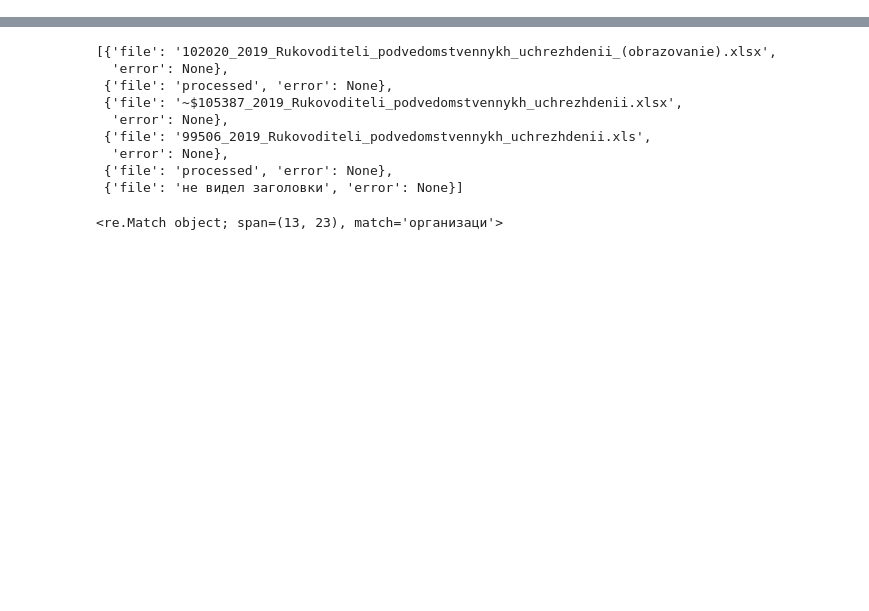
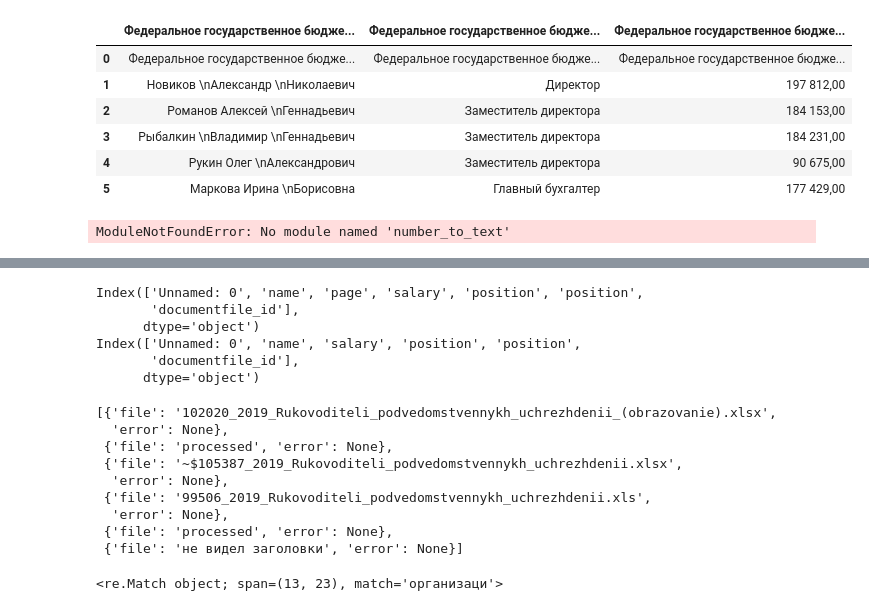
Before and after one commit to kbondar17/declarations-parser, a Jupyter notebook: parser/excel_parser.ipynb, the cells around one changed output, grey strips where cells are left out. Cells and saved outputs as stored; diff of their text form; code cells hidden in the pictures; blank space fills up the shorter version.

```diff
--- a/parser/excel_parser.ipynb
+++ b/parser/excel_parser.ipynb
@@ -38,6 +38,43 @@ from docx2python import docx2python
 
 import xlrd
 import traceback
+# %%
+file = r"D:\PROGR\LEARN_PYTHON\Declarator\declarations-parser\test.xlsx"
+
+df = pd.read_excel(file)
+
+df = df.applymap(str)
+bool_df = df.applymap(lambda x: len(x) < 4)
+bool_df
+columns_numbers = [x for x in range(df.shape[1])]
+
+to_remove = []
+for i in columns_numbers:
+    col_len = len(bool_df.iloc[:, i])
+    # print(col_len // 2)
+    # print(sum(bool_df.iloc[:, i]))
+    if sum(bool_df.iloc[:, i]) > col_len // 2:
+        to_remove.append(i)
+
+if to_remove:
+    for e in to_remove:
+        columns_numbers.remove(e)
+
+df.iloc[:, columns_numbers]
+# %% [output]
+|  | Федеральное государственное бюдже... | Федеральное государственное бюдже... | Федеральное государственное бюдже... |
+| 0 | Федеральное государственное бюдже... | Федеральное государственное бюдже... | Федеральное государственное бюдже... |
+| 1 | Новиков \nАлександр \nНиколаевич | Директор | 197 812,00 |
+| 2 | Романов Алексей \nГеннадьевич | Заместитель директора | 184 153,00 |
+| 3 | Рыбалкин \nВладимир \nГеннадьевич | Заместитель директора | 184 231,00 |
+| 4 | Рукин Олег \nАлександрович | Заместитель директора | 90 675,00 |
+| 5 | Маркова Ирина \nБорисовна | Главный бухгалтер | 177 429,00 |
+# %%
+from number_to_text import num2text
+
+num2text(1)
+# %% [output]
+ModuleNotFoundError: No module named 'number_to_text'
 # %%
 
 
@@ -417,6 +453,35 @@ df = excel_parser.parse_file(Path(file))
 | 65 | Заместитель директора по науке | Радюшкин Юрий Григорьевич | 1310952 | Лист1 | Федеральное государственное бюдже... | 109246.97 | 83337 |
 | 66 | Главный бухгалтер | Климова Галина Викторовна | 1307364 | Лист1 | Федеральное государственное бюдже... | 108947.49 | 83337 |
 67 rows × 7 columns
+# %%
+import pandas as pd
+
+# f1 = r"D:\PROGR\LEARN_PYTHON\Declarator\declarations-parser\table_to_concat_0.xlsx"
+# f2 = r"D:\PROGR\LEARN_PYTHON\Declarator\declarations-parser\table_to_concat_1.xlsx"
+
+f1 = r"D:\PROGR\LEARN_PYTHON\Declarator\declarations-parser\17_concat_atempt.xlsx"
+f1 = r"D:\PROGR\LEARN_PYTHON\Declarator\declarations-parser\18_concat_atempt.xlsx"
+
+df1 = pd.read_excel(f1)
+df2 = pd.read_excel(f2)
+
+df1.rename(columns={'position.1':'position'}, inplace=True)
+df2.rename(columns={'position.1':'position'}, inplace=True)
+
+# print(df1.columns)
+# print(df2.columns)
+
+def sjoin(x): return ';'.join(set(x[x.notnull()].astype(str)))
+
+# df1.groupby(level=0, axis=1).apply(lambda x: x.apply(sjoin, axis=1))
+# df2.groupby(level=0, axis=1).apply(lambda x: x.apply(sjoin, axis=1))
+# %% [output]
+Index(['Unnamed: 0', 'name', 'page', 'salary', 'position', 'position',
+       'documentfile_id'],
+      dtype='object')
+Index(['Unnamed: 0', 'name', 'salary', 'position', 'position',
+       'documentfile_id'],
+      dtype='object')
 # %%
 
 def fun(df):
```
Also changed, not shown: parts of 4 cells of this notebook, 11 other files.
